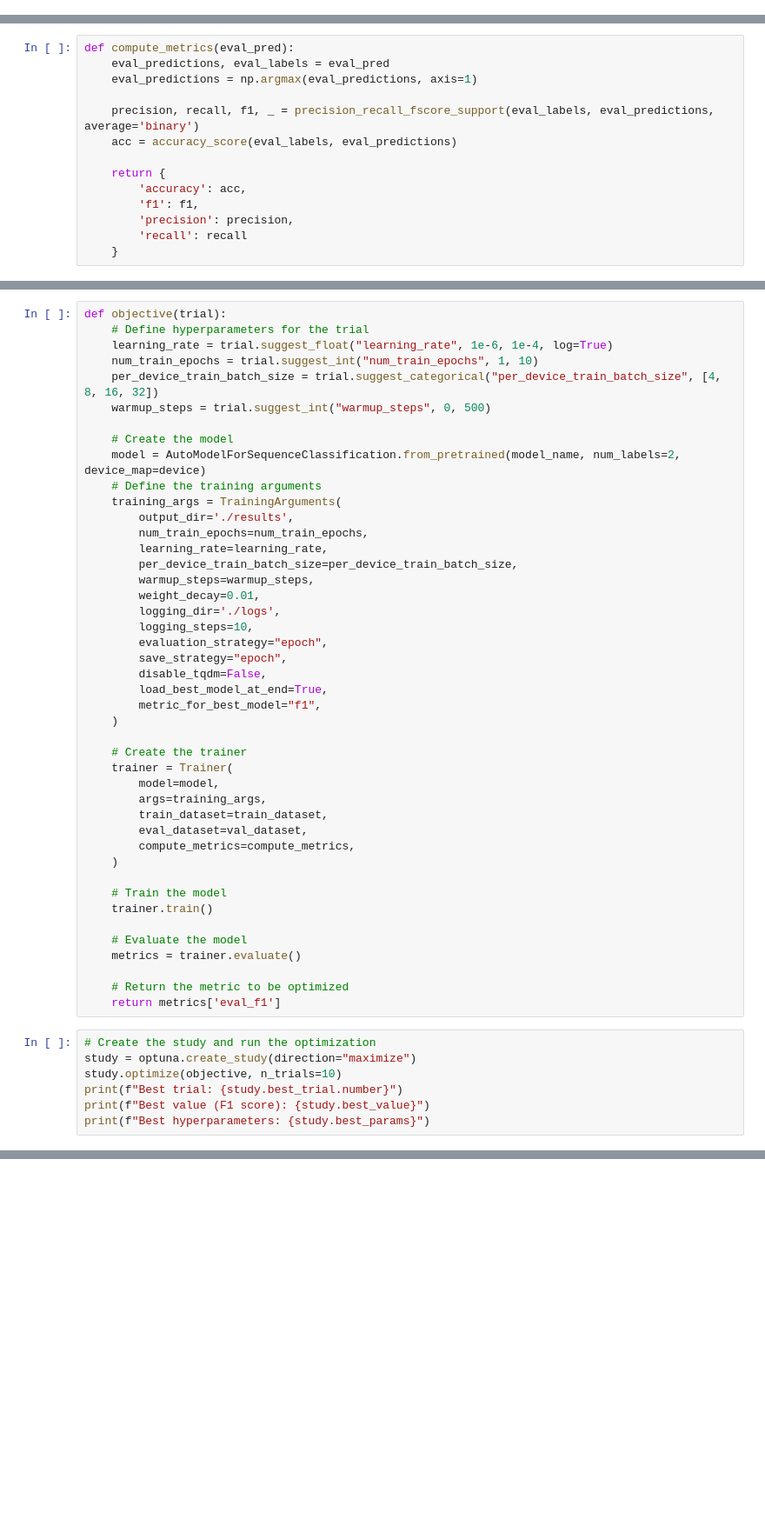
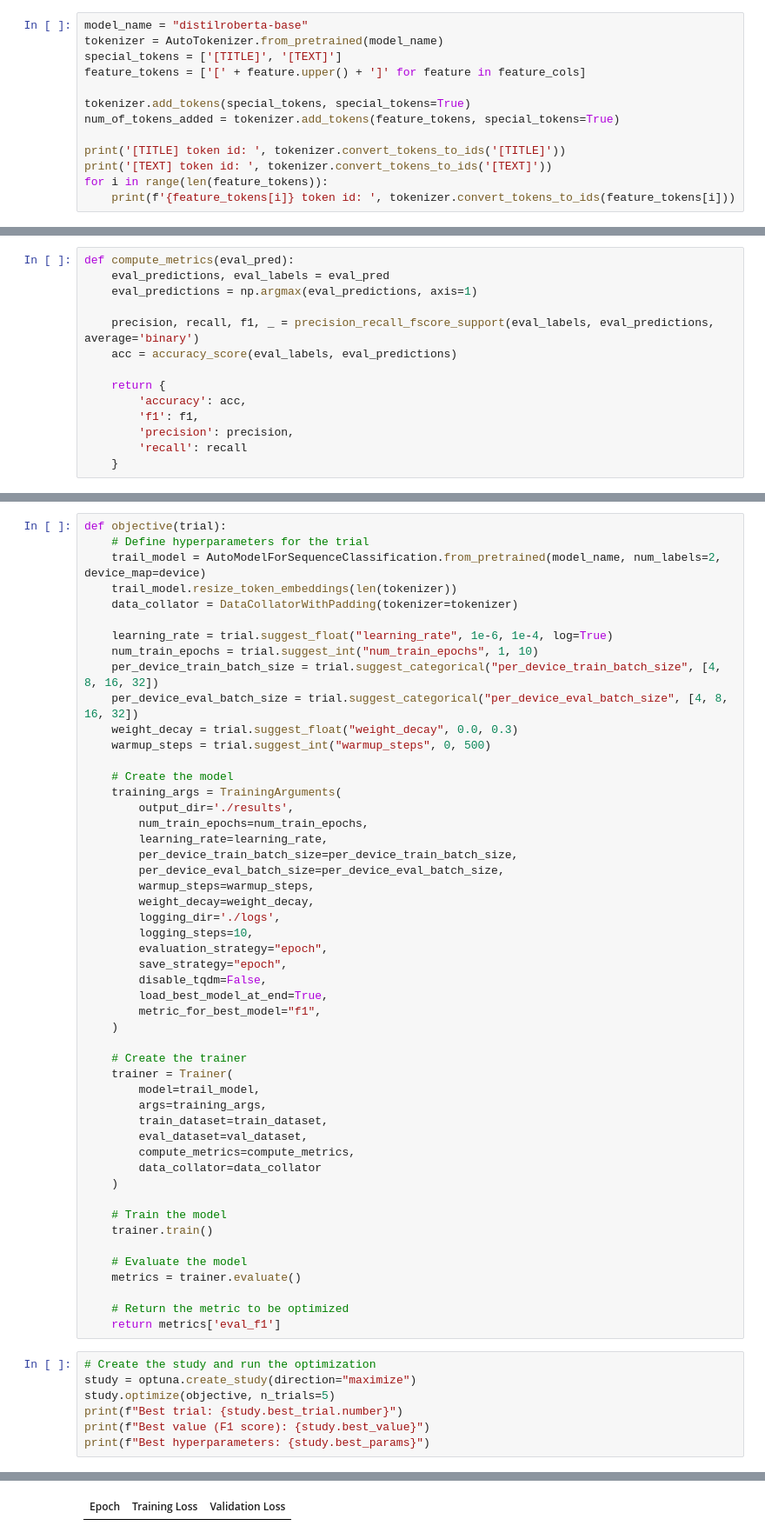
Before and after one commit to HatulK/FinalCyberAttacksDetectionEx, a Jupyter notebook: test.ipynb, the cells around one changed output, grey strips where cells are left out. Shown at 87% size. Drawn from its saved outputs; the diff is of its cells as text; blank space fills up the shorter version.

```diff
--- a/test.ipynb
+++ b/test.ipynb
@@ -247,0 +241,13 @@ trump said: 2159
+# %%
+model_name = "distilroberta-base"
+tokenizer = AutoTokenizer.from_pretrained(model_name)
+special_tokens = ['[TITLE]', '[TEXT]']
+feature_tokens = ['[' + feature.upper() + ']' for feature in feature_cols]
+
+tokenizer.add_tokens(special_tokens, special_tokens=True)
+num_of_tokens_added = tokenizer.add_tokens(feature_tokens, special_tokens=True)
+
+print('[TITLE] token id: ', tokenizer.convert_tokens_to_ids('[TITLE]'))
+print('[TEXT] token id: ', tokenizer.convert_tokens_to_ids('[TEXT]'))
+for i in range(len(feature_tokens)):
+    print(f'{feature_tokens[i]} token id: ', tokenizer.convert_tokens_to_ids(feature_tokens[i]))
@@ -418,21 +513,26 @@ def compute_metrics(eval_pred):
 # %%
 def objective(trial):
     # Define hyperparameters for the trial
+    trail_model = AutoModelForSequenceClassification.from_pretrained(model_name, num_labels=2, device_map=device)
+    trail_model.resize_token_embeddings(len(tokenizer))
+    data_collator = DataCollatorWithPadding(tokenizer=tokenizer)
+
     learning_rate = trial.suggest_float("learning_rate", 1e-6, 1e-4, log=True)
     num_train_epochs = trial.suggest_int("num_train_epochs", 1, 10)
     per_device_train_batch_size = trial.suggest_categorical("per_device_train_batch_size", [4, 8, 16, 32])
+    per_device_eval_batch_size = trial.suggest_categorical("per_device_eval_batch_size", [4, 8, 16, 32])
+    weight_decay = trial.suggest_float("weight_decay", 0.0, 0.3)
     warmup_steps = trial.suggest_int("warmup_steps", 0, 500)
 
     # Create the model
-    model = AutoModelForSequenceClassification.from_pretrained(model_name, num_labels=2, device_map=device)
-    # Define the training arguments
     training_args = TrainingArguments(
         output_dir='./results',
         num_train_epochs=num_train_epochs,
         learning_rate=learning_rate,
         per_device_train_batch_size=per_device_train_batch_size,
+        per_device_eval_batch_size=per_device_eval_batch_size,
         warmup_steps=warmup_steps,
-        weight_decay=0.01,
+        weight_decay=weight_decay,
         logging_dir='./logs',
         logging_steps=10,
         evaluation_strategy="epoch",
@@ -444,11 +544,12 @@ def objective(trial):
 
     # Create the trainer
     trainer = Trainer(
-        model=model,
+        model=trail_model,
         args=training_args,
         train_dataset=train_dataset,
         eval_dataset=val_dataset,
         compute_metrics=compute_metrics,
+        data_collator=data_collator
     )
 
     # Train the model
@@ -462,7 +563,7 @@ def objective(trial):
 # %%
 # Create the study and run the optimization
 study = optuna.create_study(direction="maximize")
-study.optimize(objective, n_trials=10)
+study.optimize(objective, n_trials=5)
 print(f"Best trial: {study.best_trial.number}")
 print(f"Best value (F1 score): {study.best_value}")
 print(f"Best hyperparameters: {study.best_params}")
@@ -490,0 +575 @@ Compile with `TORCH_USE_CUDA_DSA` to enable device-side assertions.
+| Epoch | Training Loss | Validation Loss |
```
Also changed, not shown: parts of 28 cells of this notebook, 1 other file.
